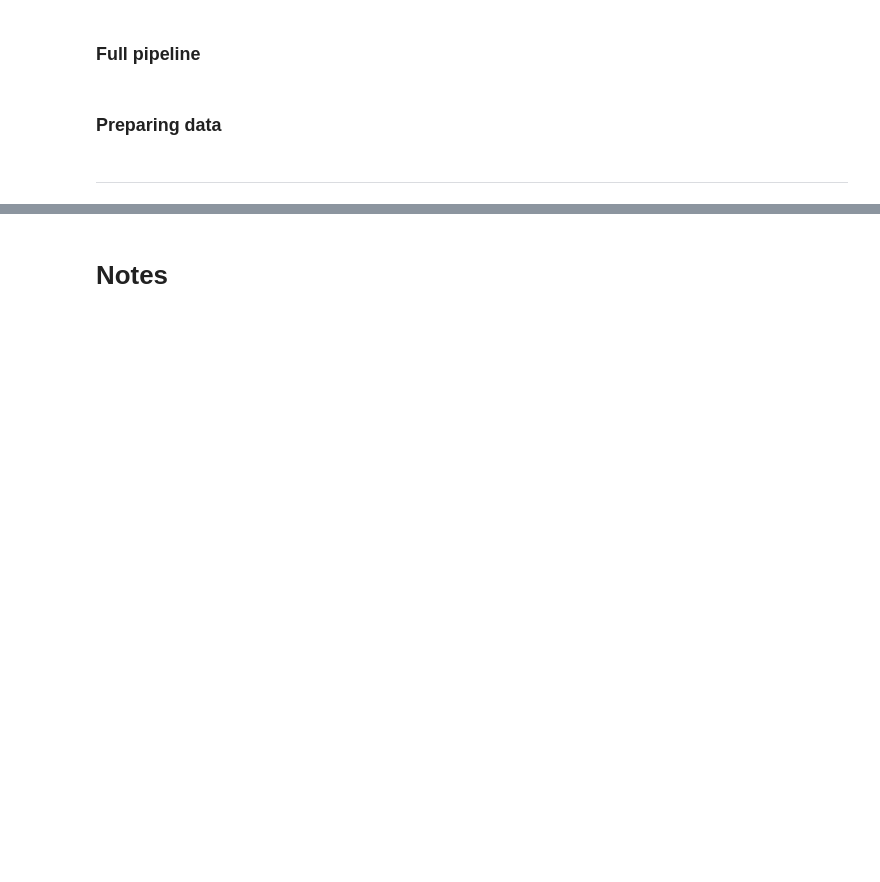
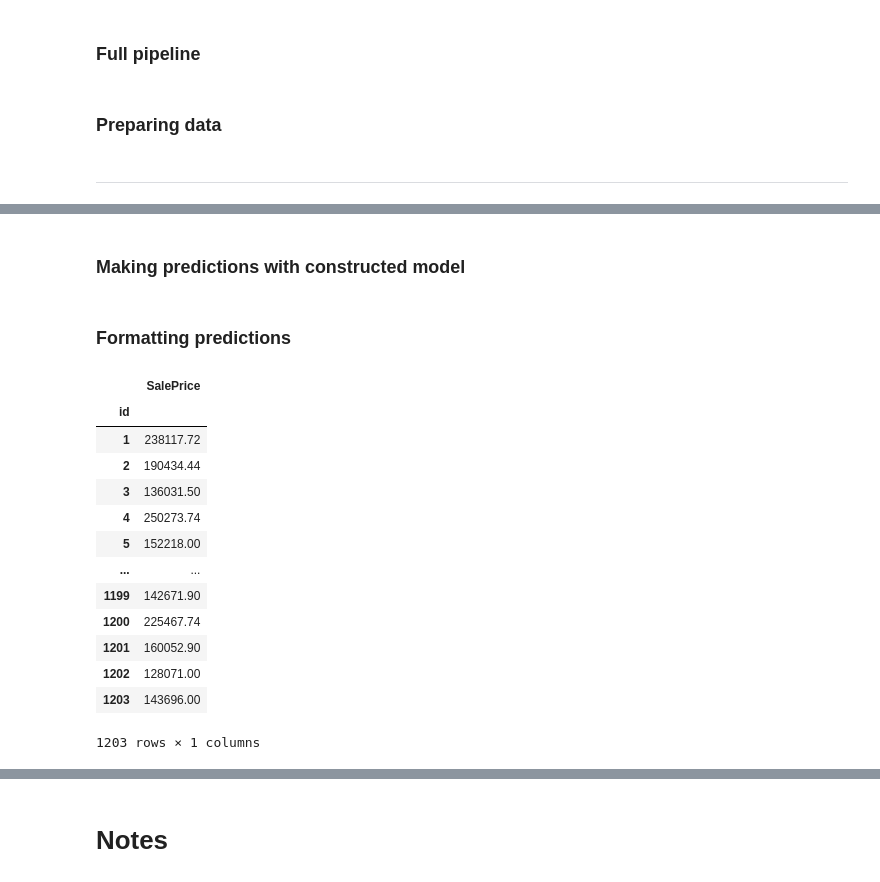
Before and after one commit to EnriqueOrtiz27/predicting-house-prices, a Jupyter notebook: Robs/Robs.ipynb, the cells around one changed output, grey strips where cells are left out. Cells and saved outputs as stored; diff of their text form; code cells hidden in the pictures; blank space fills up the shorter version.

```diff
--- a/Robs/Robs.ipynb
+++ b/Robs/Robs.ipynb
@@ -316,0 +415,2 @@ housingc_prp = full_pipeline.fit_transform(housingc)
+# %% [markdown]
+### Making predictions with constructed model
@@ -316,0 +419,2 @@ housingc_prp = full_pipeline.fit_transform(housingc)
+# %% [markdown]
+### Formatting predictions
@@ -316,0 +424,17 @@ housingc_prp = full_pipeline.fit_transform(housingc)
+# %%
+housingc_test_pred_form
+# %% [output]
+|  | SalePrice |
+| id |  |
+| 1 | 238117.72 |
+| 2 | 190434.44 |
+| 3 | 136031.50 |
+| 4 | 250273.74 |
+| 5 | 152218.00 |
+| ... | ... |
+| 1199 | 142671.90 |
+| 1200 | 225467.74 |
+| 1201 | 160052.90 |
+| 1202 | 128071.00 |
+| 1203 | 143696.00 |
+1203 rows × 1 columns
```
Also changed, not shown: parts of 37 cells of this notebook, 3 other files.
